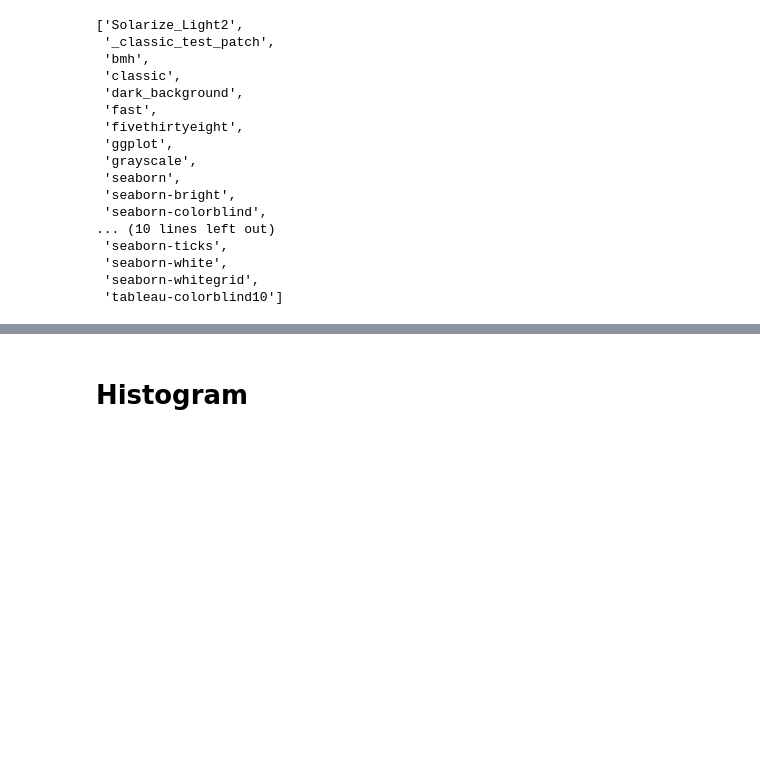
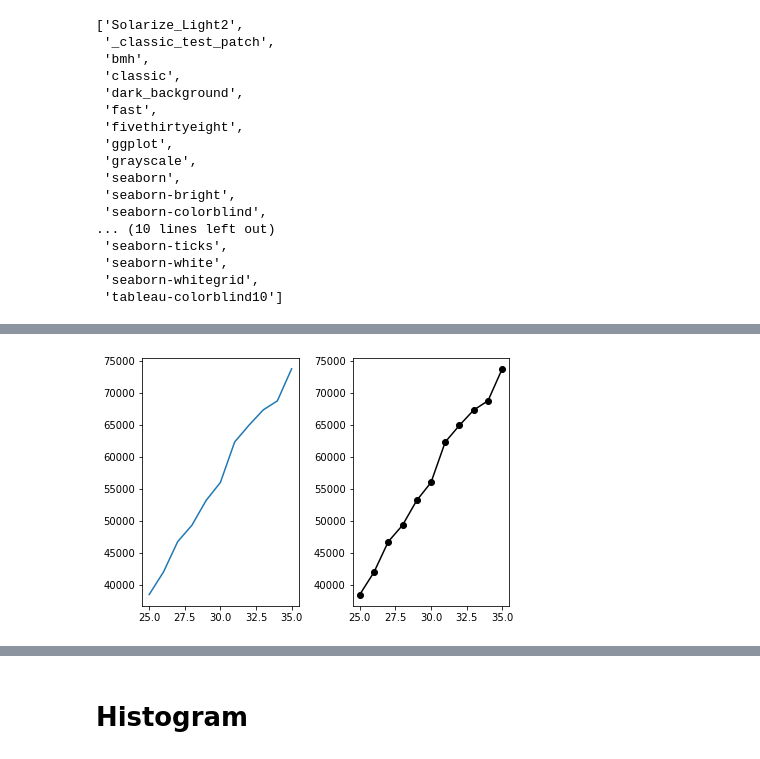
Before and after one commit to AlaaElnakeeb81536/Breast-Cancer-detection, a Jupyter notebook: Python Library/matplotlip.ipynb, the cells around one changed output, grey strips where cells are left out. Cells and saved outputs as stored; diff of their text form; code cells hidden in the pictures; blank space fills up the shorter version.

```diff
--- a/Python Library/matplotlip.ipynb
+++ b/Python Library/matplotlip.ipynb
@@ -106,0 +141,12 @@ plt.show()
+# %%
+fig,ax=plt.subplots(nrows=1,ncols=2)
+dev_x=[25,26,27,28,29,30,31,32,33,34,35]
+dev_y=[38496,42000,46752,49320,53200,56000,62316,64928,67317,68748,73752]
+ax[0].plot(dev_x,dev_y)
+
+py_dev_x=[25,26,27,28,29,30,31,32,33,34,35]
+py_dev_y=[45372,48876,53850,57287,63016,65998,70003,70000,71496,75370,83640]
+ax[1].plot(dev_x,dev_y,color='black',marker='o')
+plt.tight_layout()
+# %% [output]
+[figure, added]
```
Also changed, not shown: parts of 37 cells of this notebook.
